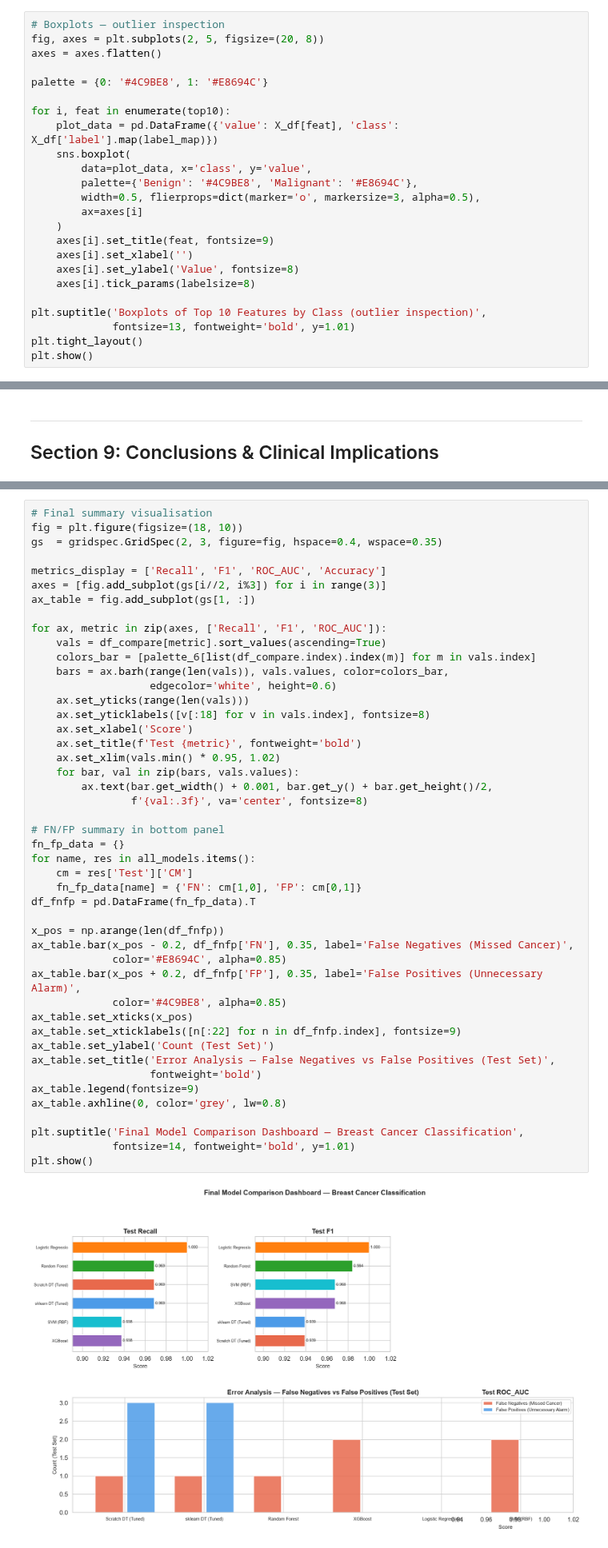
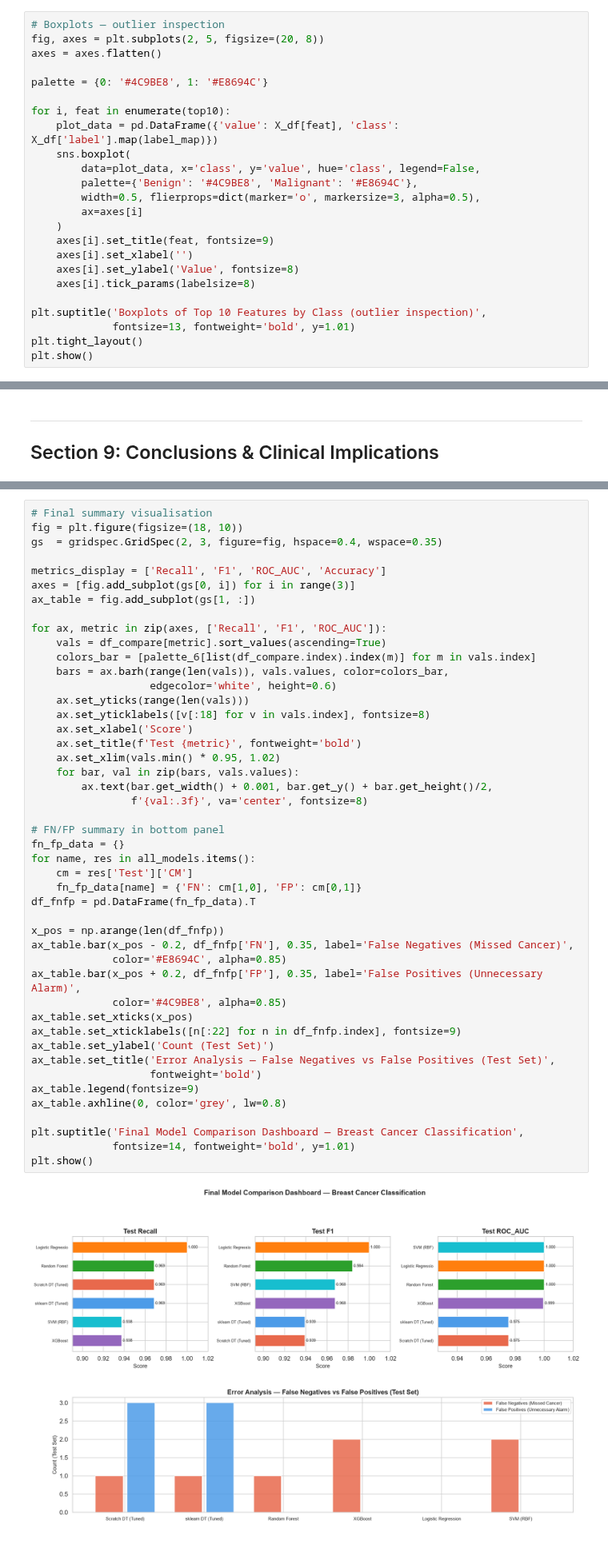
Before and after one commit to FranklinNwankwo/Implementing_Machine_learning_Algorithms_from_First_Principles, a Jupyter notebook: 1. Supervised_Learning/3. decision_tree_breast_cancer/notebook/Decision_tree_(Breast_cancer_dataset).ipynb, the cells around one changed output, grey strips where cells are left out. Shown at 80% size. Cells and saved outputs as stored; diff of their text form.

```diff
--- a/1. Supervised_Learning/3. decision_tree_breast_cancer/notebook/Decision_tree_(Breast_cancer_dataset).ipynb
+++ b/1. Supervised_Learning/3. decision_tree_breast_cancer/notebook/Decision_tree_(Breast_cancer_dataset).ipynb
@@ -474,7 +474,7 @@ palette = {0: '#4C9BE8', 1: '#E8694C'}
 for i, feat in enumerate(top10):
     plot_data = pd.DataFrame({'value': X_df[feat], 'class': X_df['label'].map(label_map)})
     sns.boxplot(
-        data=plot_data, x='class', y='value',
+        data=plot_data, x='class', y='value', hue='class', legend=False,
         palette={'Benign': '#4C9BE8', 'Malignant': '#E8694C'},
         width=0.5, flierprops=dict(marker='o', markersize=3, alpha=0.5),
         ax=axes[i]
@@ -2763,7 +2762,7 @@ fig = plt.figure(figsize=(18, 10))
 gs  = gridspec.GridSpec(2, 3, figure=fig, hspace=0.4, wspace=0.35)
 
 metrics_display = ['Recall', 'F1', 'ROC_AUC', 'Accuracy']
-axes = [fig.add_subplot(gs[i//2, i%3]) for i in range(3)]
+axes = [fig.add_subplot(gs[0, i]) for i in range(3)]
 ax_table = fig.add_subplot(gs[1, :])
 
 for ax, metric in zip(axes, ['Recall', 'F1', 'ROC_AUC']):
@@ -2777,31 +2776,31 @@ for ax, metric in zip(axes, ['Recall', 'F1', 'ROC_AUC']):
     ax.set_title(f'Test {metric}', fontweight='bold')
     ax.set_xlim(vals.min() * 0.95, 1.02)
     for bar, val in zip(bars, vals.values):
         ax.text(bar.get_width() + 0.001, bar.get_y() + bar.get_height()/2,
                 f'{val:.3f}', va='center', fontsize=8)
 
 # FN/FP summary in bottom panel
 fn_fp_data = {}
 for name, res in all_models.items():
     cm = res['Test']['CM']
     fn_fp_data[name] = {'FN': cm[1,0], 'FP': cm[0,1]}
 df_fnfp = pd.DataFrame(fn_fp_data).T
 
 x_pos = np.arange(len(df_fnfp))
 ax_table.bar(x_pos - 0.2, df_fnfp['FN'], 0.35, label='False Negatives (Missed Cancer)',
              color='#E8694C', alpha=0.85)
 ax_table.bar(x_pos + 0.2, df_fnfp['FP'], 0.35, label='False Positives (Unnecessary Alarm)',
              color='#4C9BE8', alpha=0.85)
 ax_table.set_xticks(x_pos)
 ax_table.set_xticklabels([n[:22] for n in df_fnfp.index], fontsize=9)
 ax_table.set_ylabel('Count (Test Set)')
 ax_table.set_title('Error Analysis — False Negatives vs False Positives (Test Set)',
                    fontweight='bold')
 ax_table.legend(fontsize=9)
 ax_table.axhline(0, color='grey', lw=0.8)
 
 plt.suptitle('Final Model Comparison Dashboard — Breast Cancer Classification',
              fontsize=14, fontweight='bold', y=1.01)
 plt.show()
 # %% [output]
-[figure, old version]
+[figure, new version]
```
Also changed, not shown: parts of 11 cells of this notebook, 10 other files.
